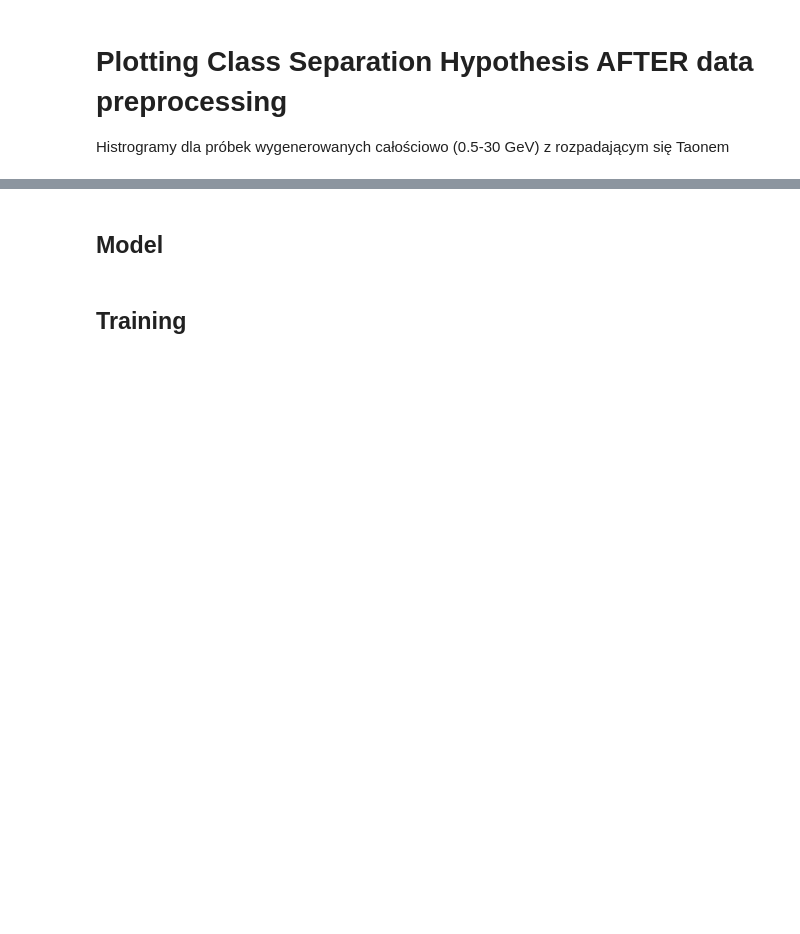
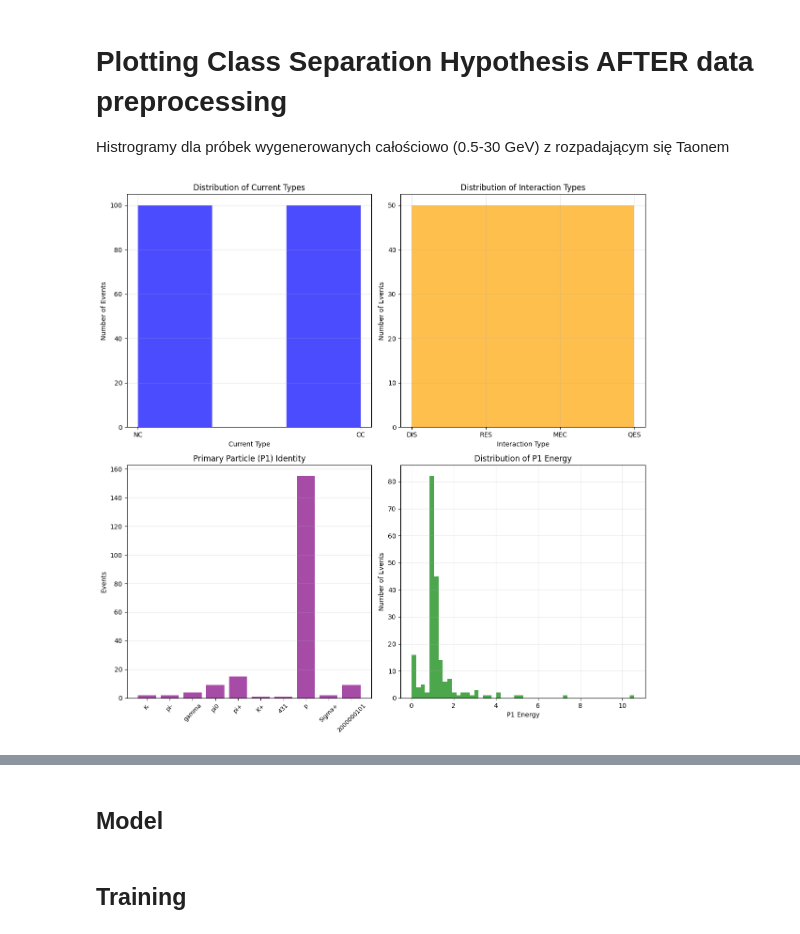
Before and after one commit to PasiekaFUW/Masters_Thesis, a Jupyter notebook: Lab/analysis/NN.ipynb, the cells around one changed output, grey strips where cells are left out. Drawn from its saved outputs; the diff is of its cells as text; code cells hidden in the pictures; blank space fills up the shorter version.

```diff
--- a/Lab/analysis/NN.ipynb
+++ b/Lab/analysis/NN.ipynb
@@ -156,9 +156,13 @@ Histrogramy dla próbek wygenerowanych całościowo (0.5-30 GeV) z rozpadającym
 # %%
 df_all = df_balanced
 df_all_CC = df_all[df_all['CCNC'] == 'CC']
 df_all_NC = df_all[df_all['CCNC'] == 'NC']
 
 dfs_processed = [df_all, df_all_CC, df_all_NC]
+
+pf.visualize_kg(df_balanced)
+# %% [output]
+[figure, added]
 # %%
 import analysis.scripts.plotting_functions as pf
 importlib.reload(pf)
```
Also changed, not shown: parts of 2 cells of this notebook, 1 other file.
